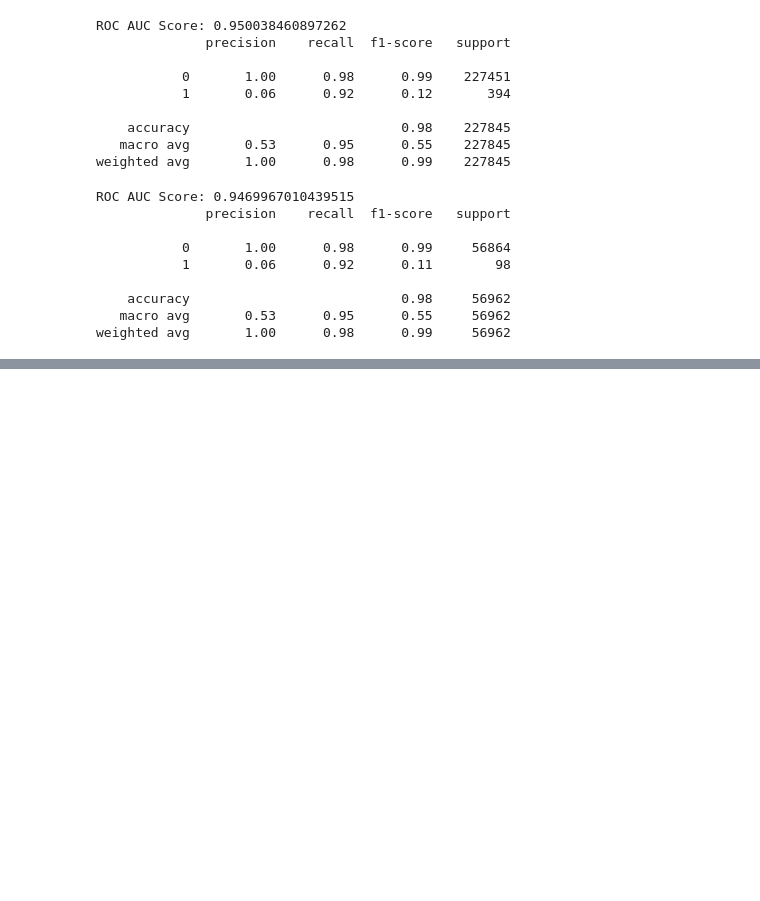
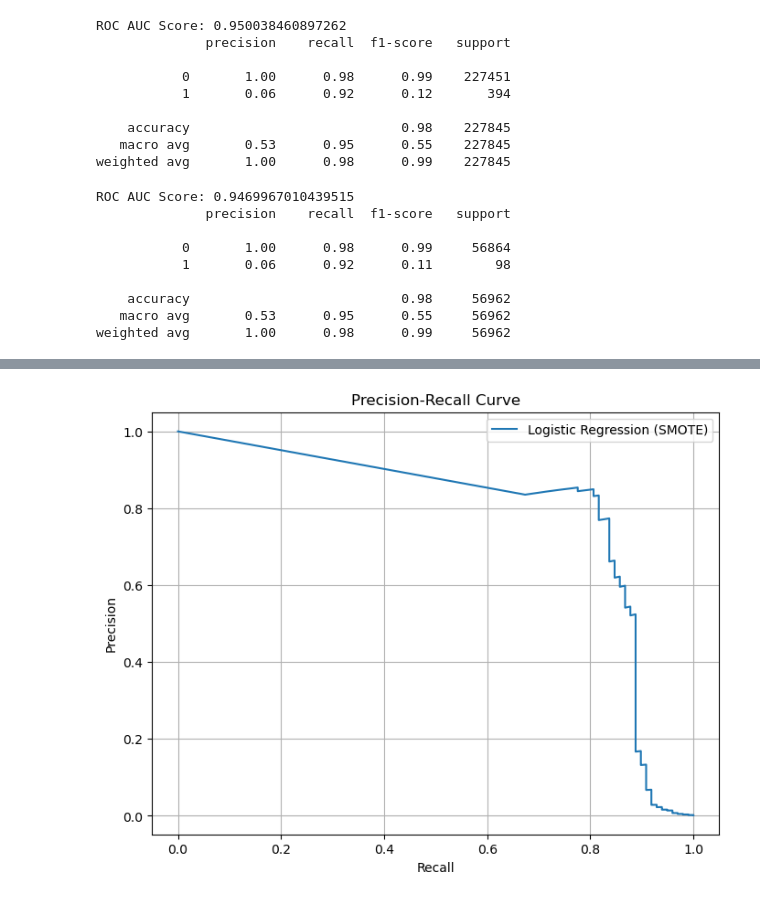
Before and after one commit to alinazir105/Credit-Card-Fraud-and-Anomaly-detection-System, a Jupyter notebook: Notebook.ipynb, the cells around one changed output, grey strips where cells are left out. Saved outputs shown, nothing was run; the diff lists cells and outputs as text; code cells hidden in the pictures; blank space fills up the shorter version.

```diff
--- a/Notebook.ipynb
+++ b/Notebook.ipynb
@@ -582,0 +673,4 @@ plt.show()
+# %%
+plot_pr_curve(y_test, y_sm_test_prob, label='Logistic Regression (SMOTE)')
+# %% [output]
+[figure, added]
```
Also changed, not shown: parts of 31 cells of this notebook.
